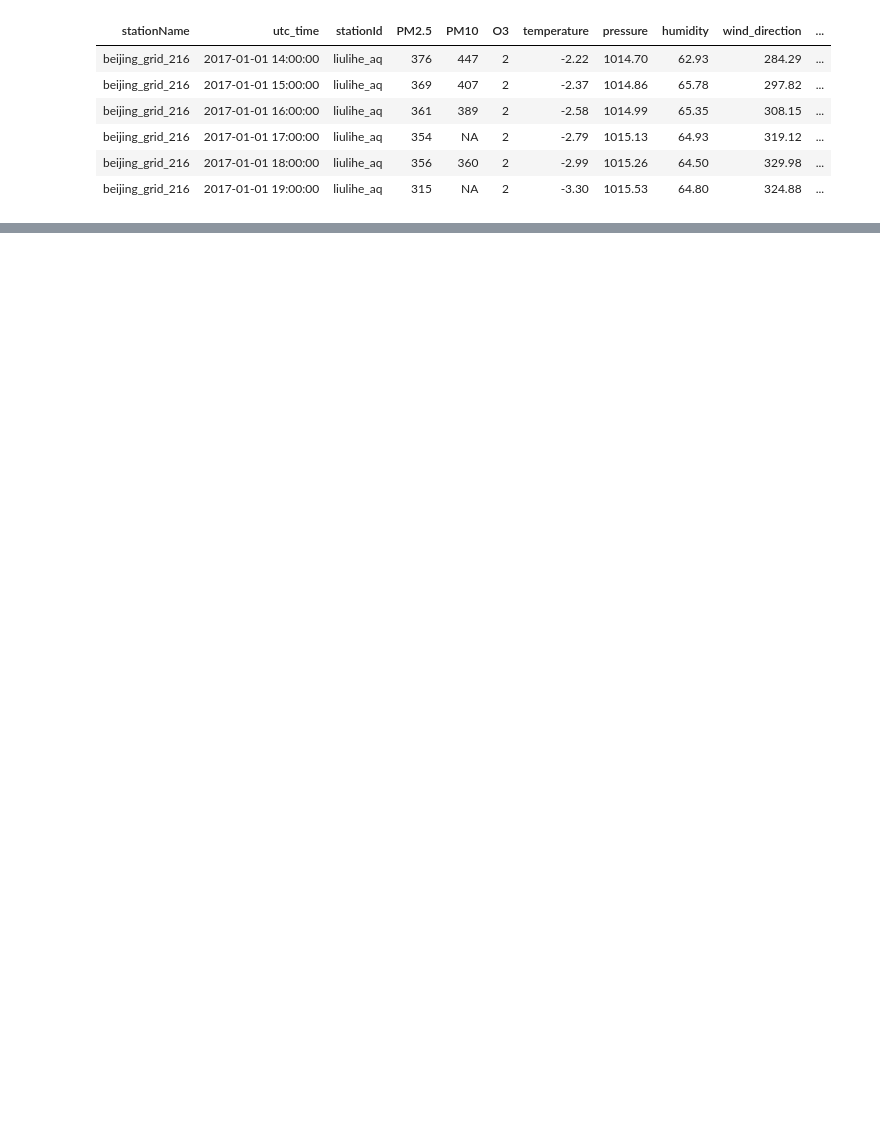
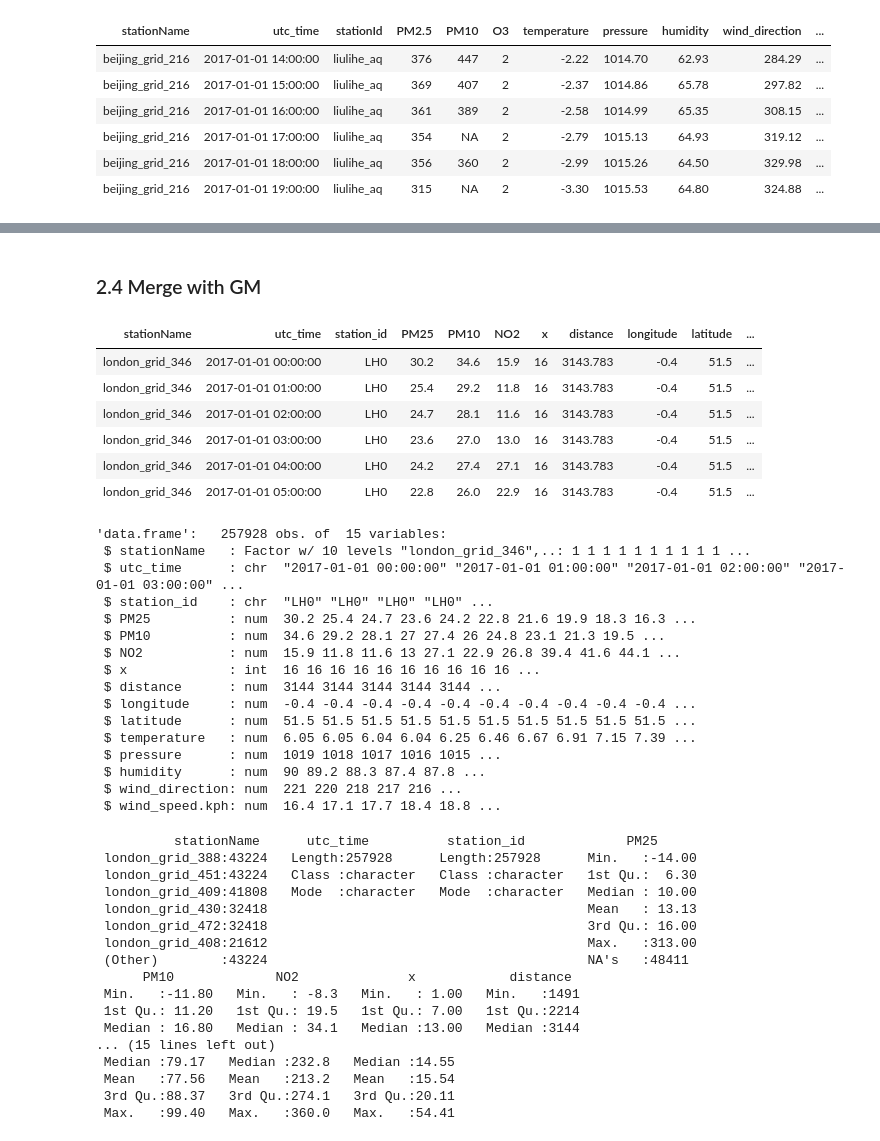
Before and after one commit to KelseyFertakis/DS420_Factoria, a Jupyter notebook: SL_MergeAQandGM.ipynb, the cells around one changed output, grey strips where cells are left out. Drawn from its saved outputs; the diff is of its cells as text; code cells hidden in the pictures; blank space fills up the shorter version.

Commit message:
Merged London Data
1. Updated R codes
2. Uploaded London merged data

```diff
--- a/SL_MergeAQandGM.ipynb
+++ b/SL_MergeAQandGM.ipynb
@@ -114,0 +192,4 @@ write.csv(bj_aq_gm, file = "bj_aq_gm_historical.csv")
+# %%
+# Append 2 AQ data sets
+ld_aq <- rbind(ld_aq1, ld_aq2)
+str(ld_aq)
@@ -114,0 +205,3 @@ write.csv(bj_aq_gm, file = "bj_aq_gm_historical.csv")
+# %%
+ld_closest_stations <- read.csv('SL_london_closest_stations.csv')
+ld_grid_meo <- read.csv('London_historical_meo_grid.csv')
@@ -114,0 +249,3 @@ write.csv(bj_aq_gm, file = "bj_aq_gm_historical.csv")
+# %%
+# STEP 1: Merge AQ and map
+ld_aq_map <- merge(ld_aq,ld_closest_stations, by = "station_id")
@@ -114,0 +289,50 @@ write.csv(bj_aq_gm, file = "bj_aq_gm_historical.csv")
+# %% [markdown]
+### 2.4 Merge with GM
+# %%
+# STEP 2: Merge Step1 and GM
+ld_aq_gm <- merge(ld_aq_map, ld_grid_meo, by = c("stationName","utc_time"))
+# %%
+head(ld_aq_gm)
+str(ld_aq_gm)
+summary(ld_aq_gm)
+# %% [output]
+| stationName | utc_time | station_id | PM25 | PM10 | NO2 | x | distance | longitude | latitude | ... |
+| london_grid_346 | 2017-01-01 00:00:00 | LH0 | 30.2 | 34.6 | 15.9 | 16 | 3143.783 | -0.4 | 51.5 | ... |
+| london_grid_346 | 2017-01-01 01:00:00 | LH0 | 25.4 | 29.2 | 11.8 | 16 | 3143.783 | -0.4 | 51.5 | ... |
+| london_grid_346 | 2017-01-01 02:00:00 | LH0 | 24.7 | 28.1 | 11.6 | 16 | 3143.783 | -0.4 | 51.5 | ... |
+| london_grid_346 | 2017-01-01 03:00:00 | LH0 | 23.6 | 27.0 | 13.0 | 16 | 3143.783 | -0.4 | 51.5 | ... |
+| london_grid_346 | 2017-01-01 04:00:00 | LH0 | 24.2 | 27.4 | 27.1 | 16 | 3143.783 | -0.4 | 51.5 | ... |
+| london_grid_346 | 2017-01-01 05:00:00 | LH0 | 22.8 | 26.0 | 22.9 | 16 | 3143.783 | -0.4 | 51.5 | ... |
+'data.frame':   257928 obs. of  15 variables:
+ $ stationName   : Factor w/ 10 levels "london_grid_346",..: 1 1 1 1 1 1 1 1 1 1 ...
+ $ utc_time      : chr  "2017-01-01 00:00:00" "2017-01-01 01:00:00" "2017-01-01 02:00:00" "2017-01-01 03:00:00" ...
+ $ station_id    : chr  "LH0" "LH0" "LH0" "LH0" ...
+ $ PM25          : num  30.2 25.4 24.7 23.6 24.2 22.8 21.6 19.9 18.3 16.3 ...
+ $ PM10          : num  34.6 29.2 28.1 27 27.4 26 24.8 23.1 21.3 19.5 ...
+ $ NO2           : num  15.9 11.8 11.6 13 27.1 22.9 26.8 39.4 41.6 44.1 ...
+ $ x             : int  16 16 16 16 16 16 16 16 16 16 ...
+ $ distance      : num  3144 3144 3144 3144 3144 ...
+ $ longitude     : num  -0.4 -0.4 -0.4 -0.4 -0.4 -0.4 -0.4 -0.4 -0.4 -0.4 ...
+ $ latitude      : num  51.5 51.5 51.5 51.5 51.5 51.5 51.5 51.5 51.5 51.5 ...
+ $ temperature   : num  6.05 6.05 6.04 6.04 6.25 6.46 6.67 6.91 7.15 7.39 ...
+ $ pressure      : num  1019 1018 1017 1016 1015 ...
+ $ humidity      : num  90 89.2 88.3 87.4 87.8 ...
+ $ wind_direction: num  221 220 218 217 216 ...
+ $ wind_speed.kph: num  16.4 17.1 17.7 18.4 18.8 ...
+          stationName      utc_time          station_id             PM25
+ london_grid_388:43224   Length:257928      Length:257928      Min.   :-14.00
+ london_grid_451:43224   Class :character   Class :character   1st Qu.:  6.30
+ london_grid_409:41808   Mode  :character   Mode  :character   Median : 10.00
+ london_grid_430:32418                                         Mean   : 13.13
+ london_grid_472:32418                                         3rd Qu.: 16.00
+ london_grid_408:21612                                         Max.   :313.00
+ (Other)        :43224                                         NA's   :48411
+      PM10             NO2              x            distance
+ Min.   :-11.80   Min.   : -8.3   Min.   : 1.00   Min.   :1491
+ 1st Qu.: 11.20   1st Qu.: 19.5   1st Qu.: 7.00   1st Qu.:2214
+ Median : 16.80   Median : 34.1   Median :13.00   Median :3144
+... (15 lines left out)
+ Median :79.17   Median :232.8   Median :14.55
+ Mean   :77.56   Mean   :213.2   Mean   :15.54
+ 3rd Qu.:88.37   3rd Qu.:274.1   3rd Qu.:20.11
+ Max.   :99.40   Max.   :360.0   Max.   :54.41
```
Also changed, not shown: parts of 21 cells of this notebook, 1 other file.
